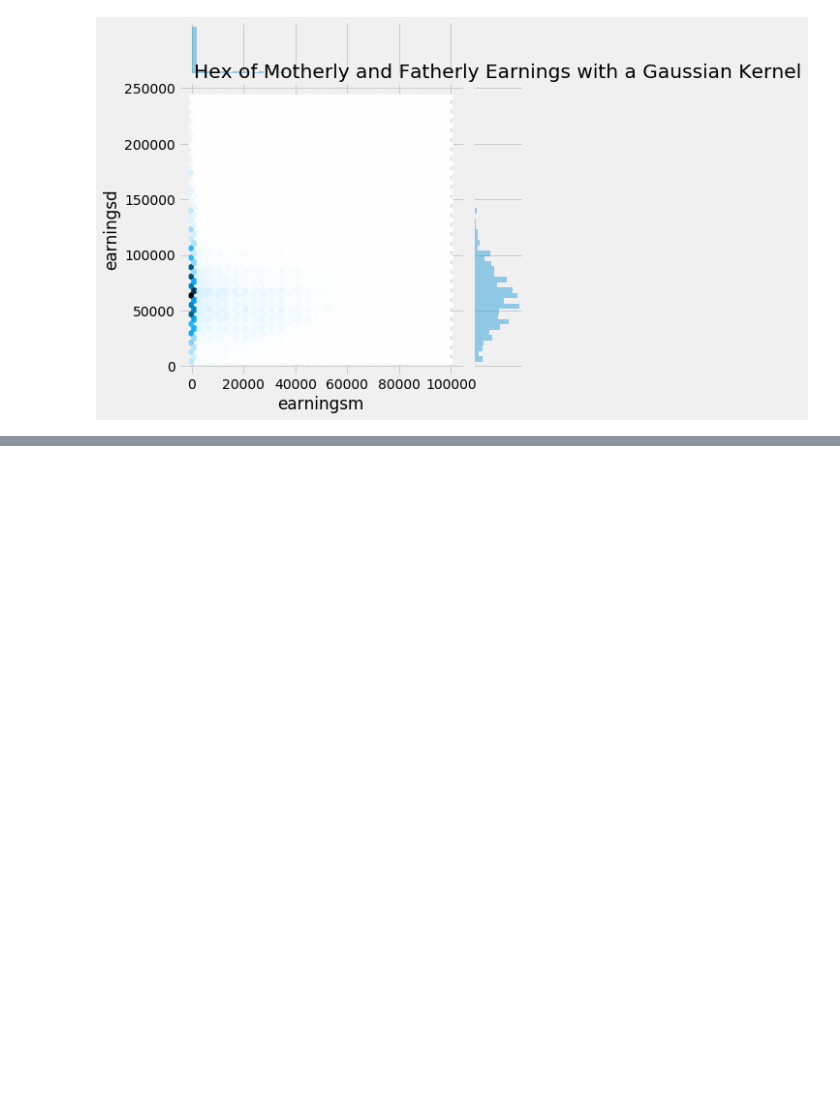
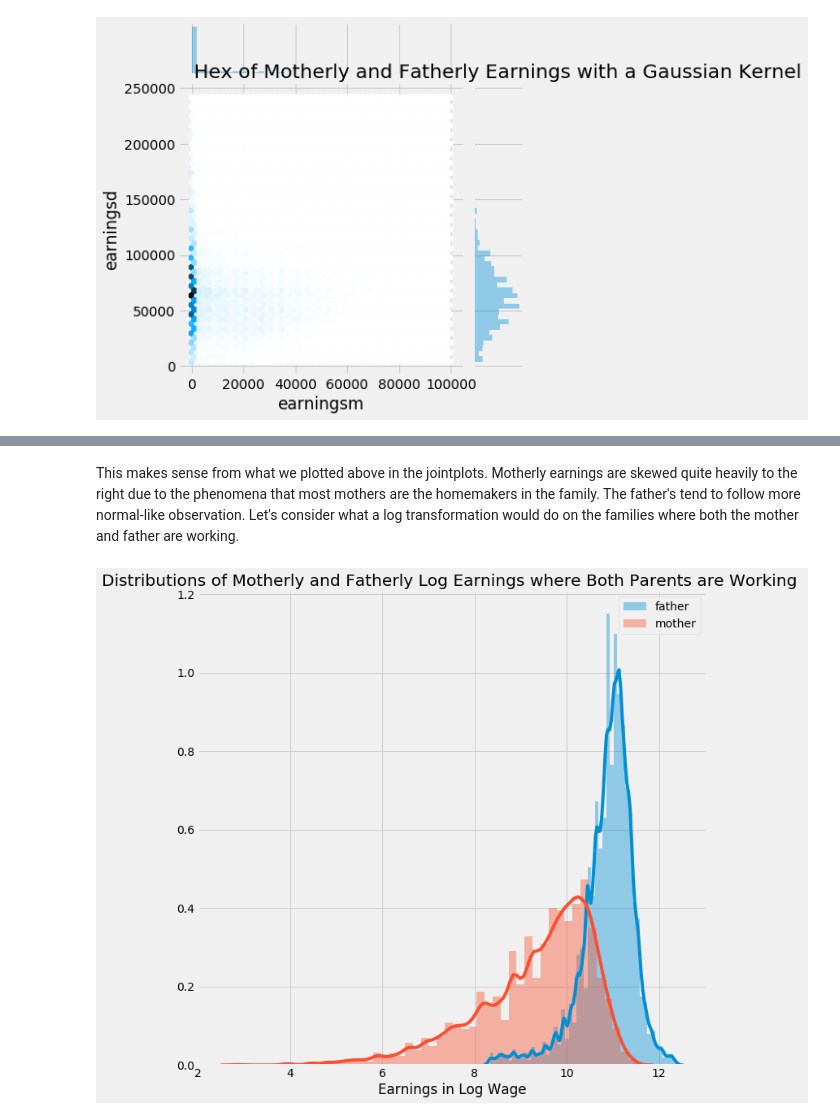
Before and after one commit to WinsonTruong/3rdson, a Jupyter notebook: notebooks/eda.ipynb, the cells around one changed output, grey strips where cells are left out. Drawn from its saved outputs; the diff is of its cells as text; code cells hidden in the pictures; blank space fills up the shorter version.

```diff
--- a/notebooks/eda.ipynb
+++ b/notebooks/eda.ipynb
@@ -77,0 +86,12 @@ sns.boxplot(data=sample, y = 'educm')
+# %% [markdown]
+This makes sense from what we plotted above in the jointplots. Motherly earnings are skewed quite heavily to the right due to the phenomena that most mothers are the homemakers in the family. The father's tend to follow more normal-like observation. Let's consider what a log transformation would do on the families where both the mother and father are working.
+# %%
+working_subset = sample[(sample['earningsm'] > 0) & (sample['earningsd'] > 0)]
+
+sns.distplot(np.log(working_subset['earningsd']), label = 'father')
+sns.distplot(np.log(working_subset['earningsm']), label = 'mother')
+plt.title('Distributions of Motherly and Fatherly Log Earnings where Both Parents are Working ')
+plt.xlabel('Earnings in Log Wage')
+plt.legend();
+# %% [output]
+[figure, added]
```
Also changed, not shown: parts of 15 cells of this notebook.
